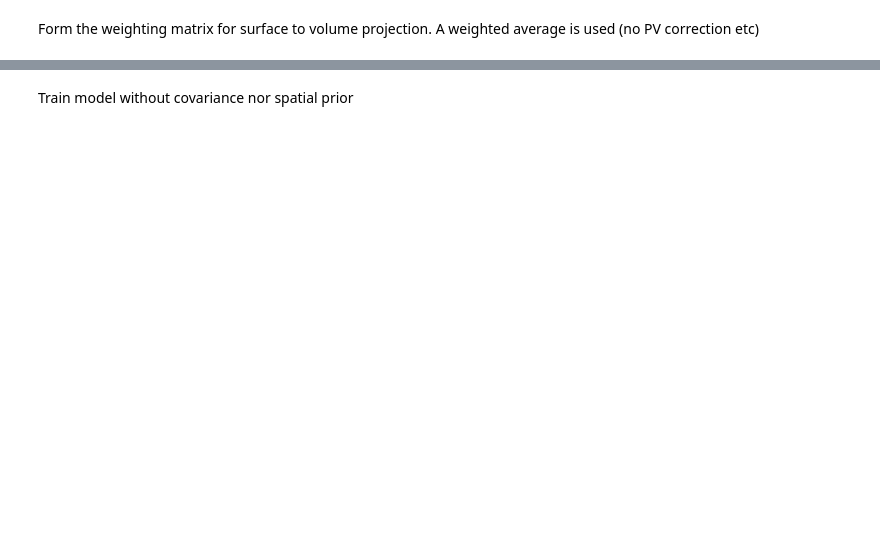
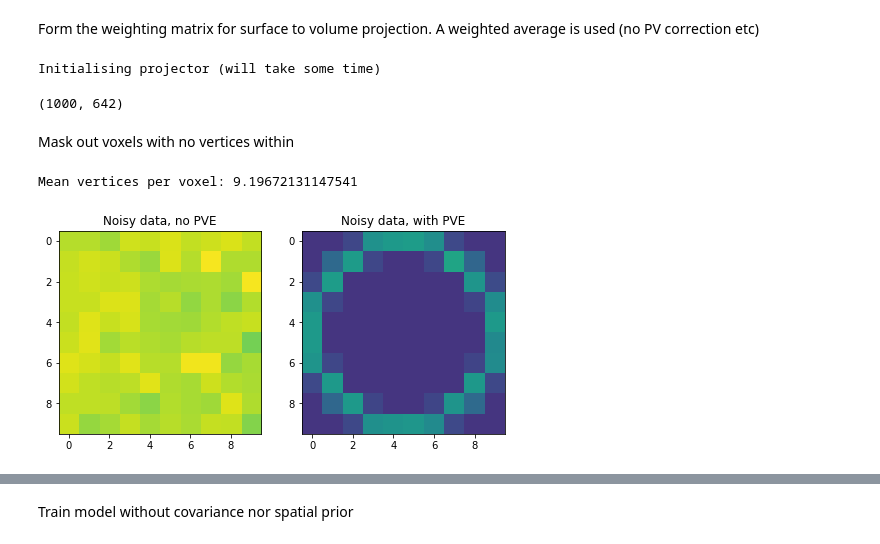
Before and after one commit to physimals/svb, a Jupyter notebook: surf_demo.ipynb, the cells around one changed output, grey strips where cells are left out. Cells and saved outputs as stored; diff of their text form; code cells hidden in the pictures; blank space fills up the shorter version.

```diff
--- a/surf_demo.ipynb
+++ b/surf_demo.ipynb
@@ -105 +104,30 @@ vertices_per_voxel = (surf2vol_weights > 0).sum(1)
+# %%
+hemi = tob.Hemisphere.manual(in_surf, out_surf, 'L')
+projector = tob.projection.Projector(hemi, ref_spc)
+projector.surf2vol_matrix().shape
+# %% [output]
+Initialising projector (will take some time)
+(1000, 642)
+# %% [markdown]
+Mask out voxels with no vertices within
+# %%
+vertices_per_voxel = (projector.surf2vol_matrix() > 0).sum(1).A.flatten()
+vol_mask = (vertices_per_voxel > 0)
+surf2vol_weights = projector.surf2vol_matrix()[vol_mask,:]
+print("Mean vertices per voxel:", (surf2vol_weights > 0).sum(1).mean())
+# %% [output]
+Mean vertices per voxel: 9.19672131147541
+# %%
+pvs = projector.flat_pvs()
+data_noisy = data_noisy_nopv * pvs[:,0].reshape(ref_spc.size)[...,None]
+plt.figure(figsize=(8,4))
+plt.subplot(1,2,1)
+plt.title('Noisy data, no PVE')
+plt.imshow(data_noisy_nopv[:,:,5,0], vmin=data_noisy_nopv.min(), vmax=data_noisy_nopv.max())
+plt.subplot(1,2,2)
+plt.title('Noisy data, with PVE')
+plt.imshow(data_noisy[:,:,5,0], vmin=data_noisy_nopv.min(), vmax=data_noisy_nopv.max())
+plt.show()
+# %% [output]
+[figure, added]
 # %% [markdown]
```
Also changed, not shown: parts of 14 cells of this notebook.
